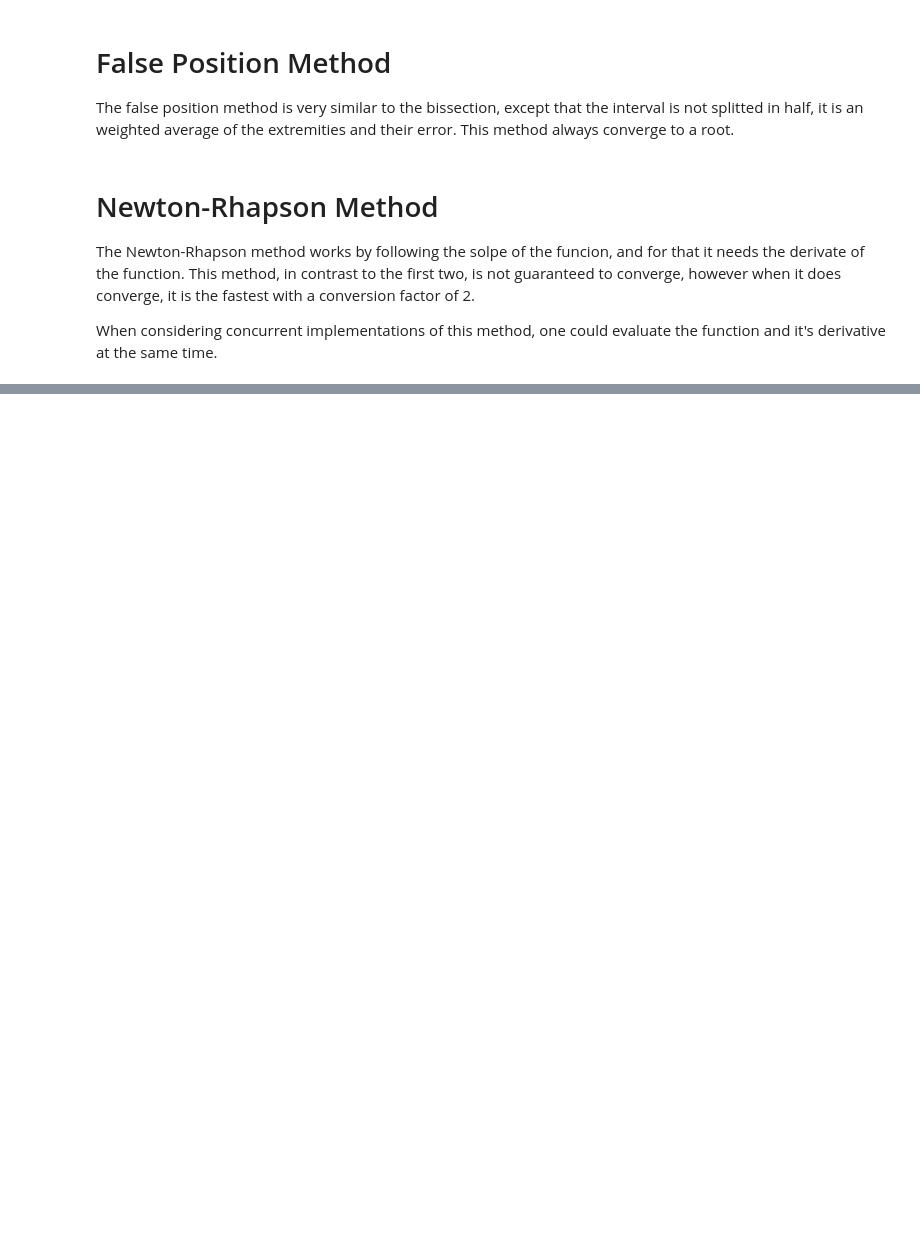
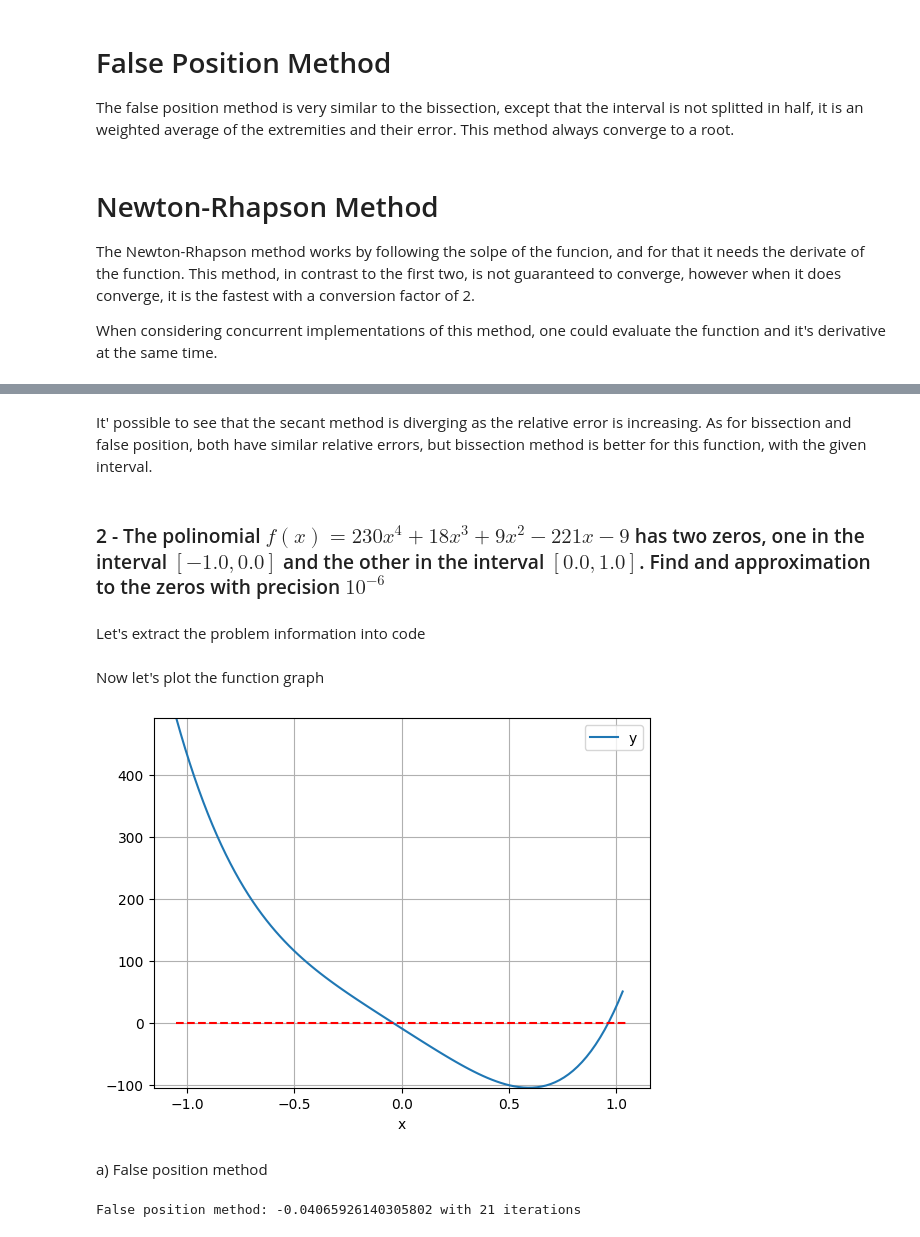
Before and after one commit to JelsonRodrigues/numeric_calculus, a Jupyter notebook: src/reports/1/book.ipynb, the cells around one changed output, grey strips where cells are left out. Saved outputs shown, nothing was run; the diff lists cells and outputs as text; code cells hidden in the pictures; blank space fills up the shorter version.

```diff
--- a/src/reports/1/book.ipynb
+++ b/src/reports/1/book.ipynb
@@ -179,0 +237,62 @@ secant = 2.2360688956392814, newton = 2.2360688956433634, abs dif = 0.0000000000
+# %% [markdown]
+It' possible to see that the secant method is diverging as the relative error is increasing. As for bissection and false position, both have similar relative errors, but bissection method is better for this function, with the given interval.
+# %% [markdown]
+### 2 - The polinomial $ f(x) = 230x^4 + 18x^3 + 9x^2 - 221x - 9 $ has two zeros, one in the interval $[-1.0, 0.0]$ and the other in the interval $[0.0, 1.0]$. Find and approximation to the zeros with precision $ 10 ^ {-6} $
+# %% [markdown]
+Let's extract the problem information into code
+# %%
+fun = lambda x: 230*math.pow(x, 4) + 18*math.pow(x, 3) + 9*math.pow(x, 2) - 221*x - 9
+dx_fun = lambda x: 920*math.pow(x, 3) + 54*math.pow(x, 2) + 18*x - 221
+tolerance = 10e-6
+intervals = [(-1.0, 0.0), (0.0, 1.0)]
+# %% [markdown]
+Now let's plot the function graph
+# %%
+interval_start = -1.05
+interval_end = 1.05
+number_of_points = 100
+
+# sample function
+percent_to_range = lambda percent, range_start, range_end: (range_end - range_start ) * percent + range_start
+
+fun_points = [{
+   "x":percent_to_range(x / number_of_points, interval_start, interval_end),
+   "y": fun(percent_to_range(x / number_of_points, interval_start, interval_end))
+   } for x in range(number_of_points)]
+
+# plot data
+df = pd.DataFrame(data=fun_points)
+df.plot(kind="line", x="x", y="y")
+
+# zoom the plot where the function is near zero
+plt.ylim(df['y'].min(), df['y'].max())
+
+plt.hlines(0, interval_start, interval_end, colors='r', linestyles='dashed')
+
+plt.grid(True)
+plt.show()
+# %% [output]
+[figure, added]
+# %% [markdown]
+a) False position method
+# %%
+a = intervals[0][0]
+b = intervals[0][1]
+val = 0.0
+iterations = 0
+
+while True:
+  iterations += 1
+  val = false_position(fun, a, b, tolerance)
+
+  if abs(fun(val)) < tolerance:
+    break
+
+  if fun(a) * fun(val) < 0:
+    b = val
+  else:
+    a = val
+
+print(f"False position method: {val} with {iterations} iterations")
+# %% [output]
+False position method: -0.04065926140305802 with 21 iterations
```
Also changed, not shown: parts of 69 cells of this notebook.
